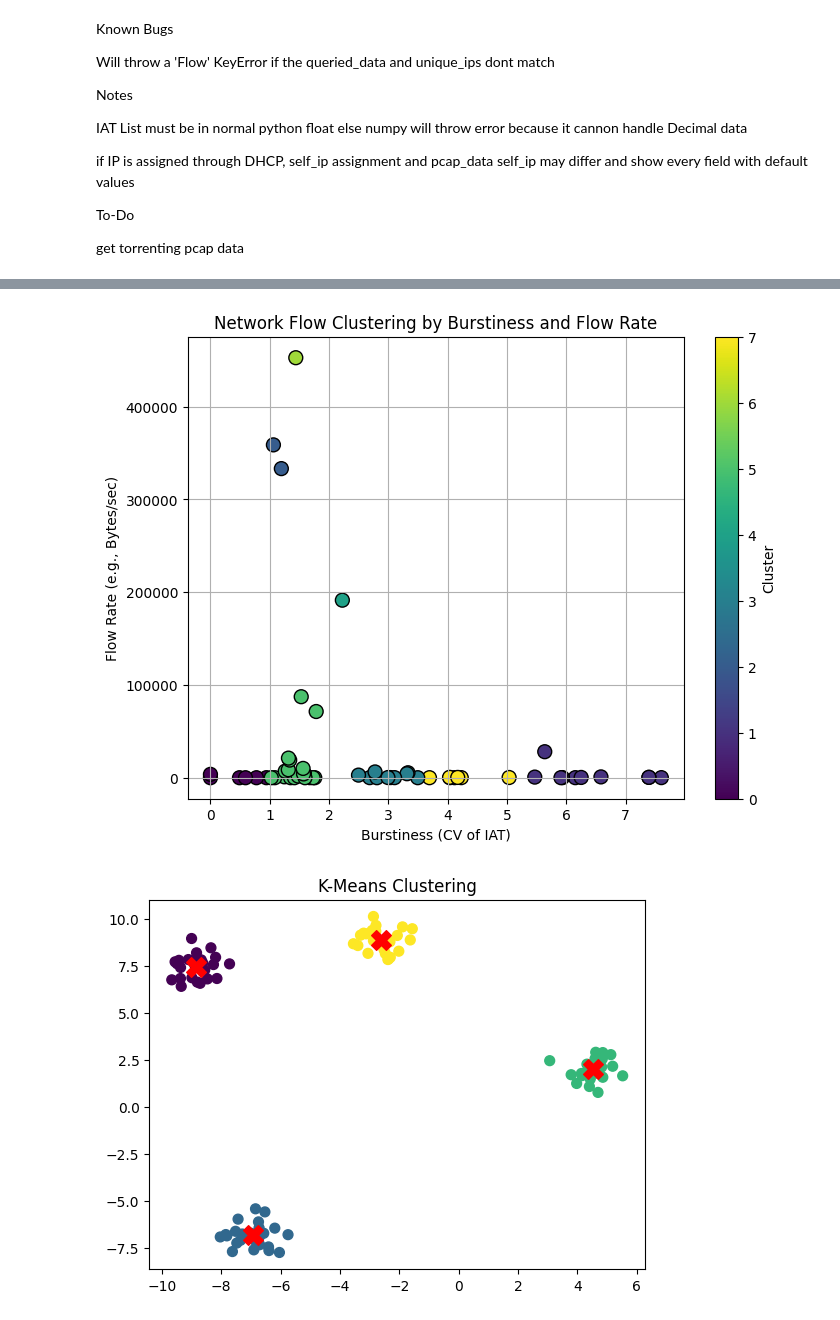
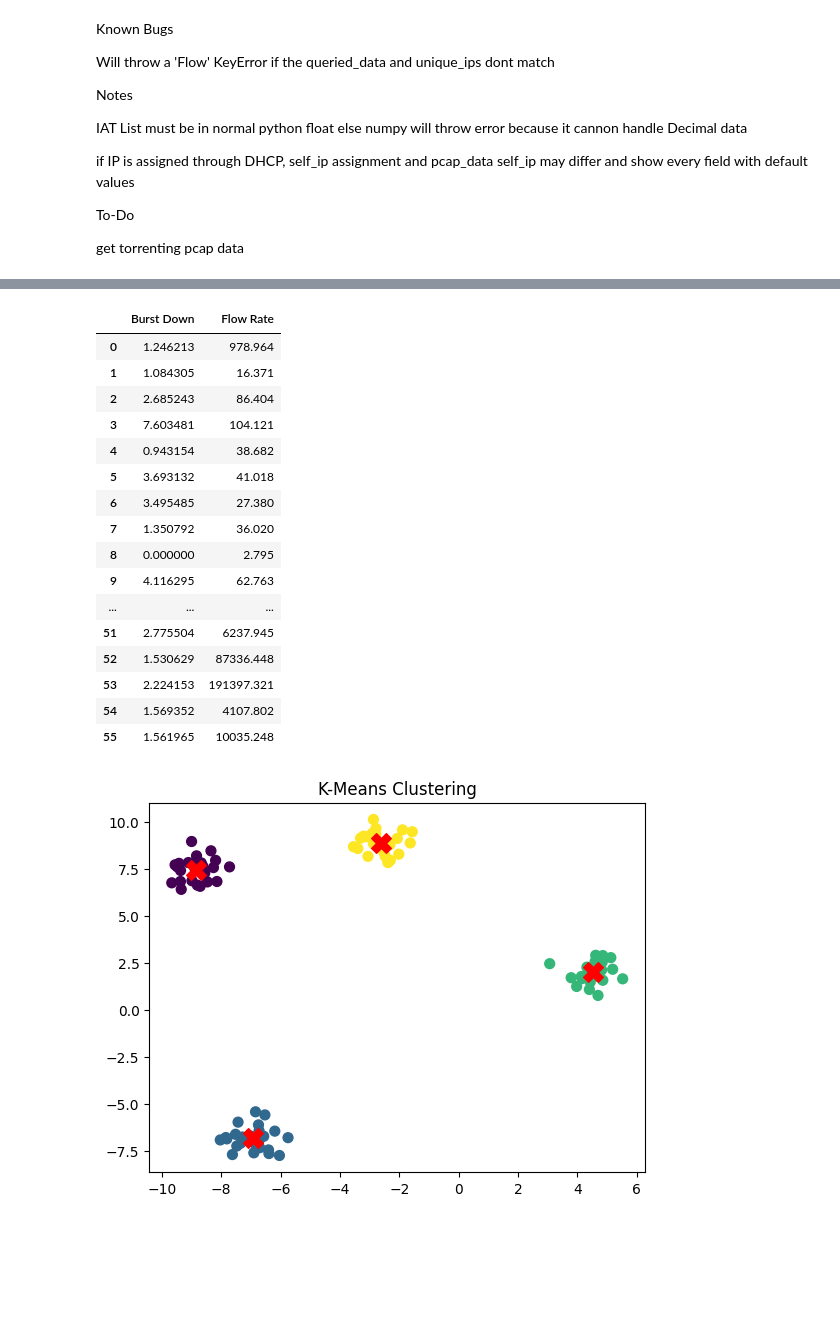
Before and after one commit to MobiusYeeitus/TrafficAnalysis, a Jupyter notebook: AnalysisCore.ipynb, the cells around one changed output, grey strips where cells are left out. Drawn from its saved outputs; the diff is of its cells as text; code cells hidden in the pictures; blank space fills up the shorter version.

```diff
--- a/AnalysisCore.ipynb
+++ b/AnalysisCore.ipynb
@@ -851,17 +896,0 @@ features_scaled=scaler.fit_transform(A.stored_df[['Burst Down','Flow Rate']])
-# %%
-kmeans=KMeans(n_clusters=8)
-A.stored_df['Cluster']=kmeans.fit_predict(features_scaled)
-# %%
-plt.figure(figsize=(8, 6))
-scatter = plt.scatter(
-    A.stored_df['Burst Down'], A.stored_df['Flow Rate'],
-    c=A.stored_df['Cluster'], cmap='viridis', s=100, edgecolor='k')
-
-plt.xlabel('Burstiness (CV of IAT)')
-plt.ylabel('Flow Rate (e.g., Bytes/sec)')
-plt.title('Network Flow Clustering by Burstiness and Flow Rate')
-plt.colorbar(scatter, label='Cluster')
-plt.grid(True)
-plt.show()
-# %% [output]
-[figure, removed]
@@ -871,3 +897,24 @@ while len(A.stored_unique_ips)>len(A.stored_queried_data):
+# %%
+features=['Burst Down','Flow Rate']
+A.stored_df.copy()[features]
+# %% [output]
+|  | Burst Down | Flow Rate |
+| 0 | 1.246213 | 978.964 |
+| 1 | 1.084305 | 16.371 |
+| 2 | 2.685243 | 86.404 |
+| 3 | 7.603481 | 104.121 |
+| 4 | 0.943154 | 38.682 |
+| 5 | 3.693132 | 41.018 |
+| 6 | 3.495485 | 27.380 |
+| 7 | 1.350792 | 36.020 |
+| 8 | 0.000000 | 2.795 |
+| 9 | 4.116295 | 62.763 |
+| ... | ... | ... |
+| 51 | 2.775504 | 6237.945 |
+| 52 | 1.530629 | 87336.448 |
+| 53 | 2.224153 | 191397.321 |
+| 54 | 1.569352 | 4107.802 |
+| 55 | 1.561965 | 10035.248 |
 # %%
 from sklearn.datasets import make_blobs
 
```
Also changed, not shown: parts of 7 cells of this notebook.
